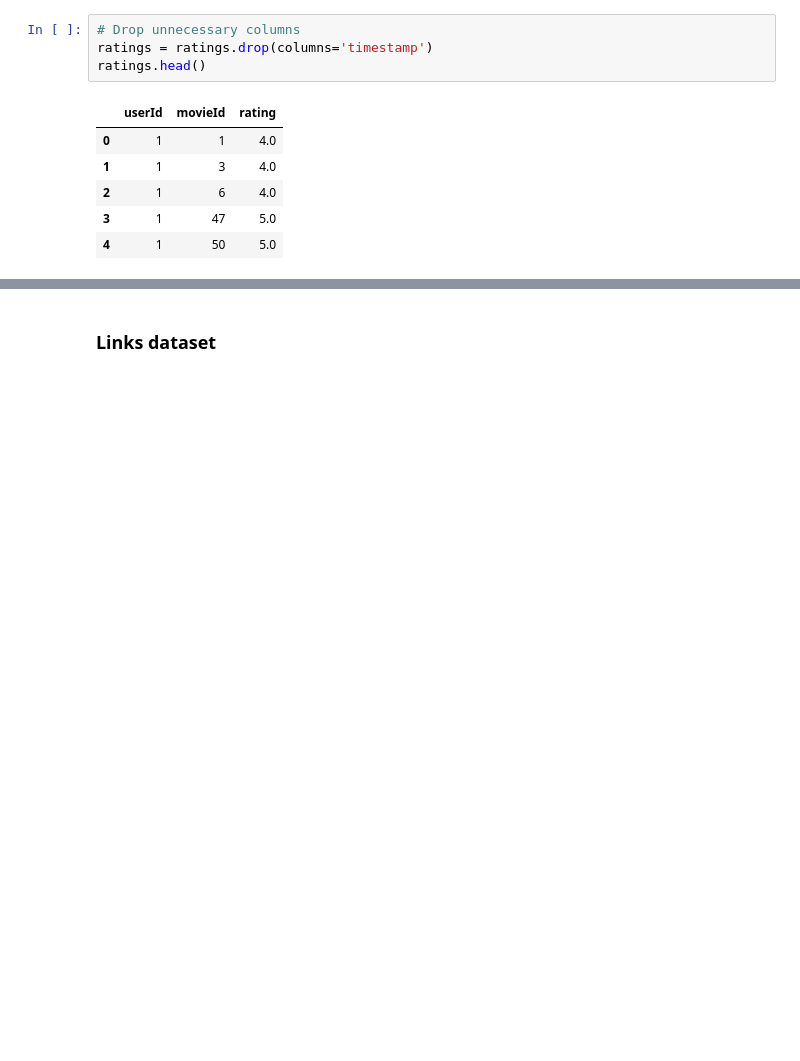
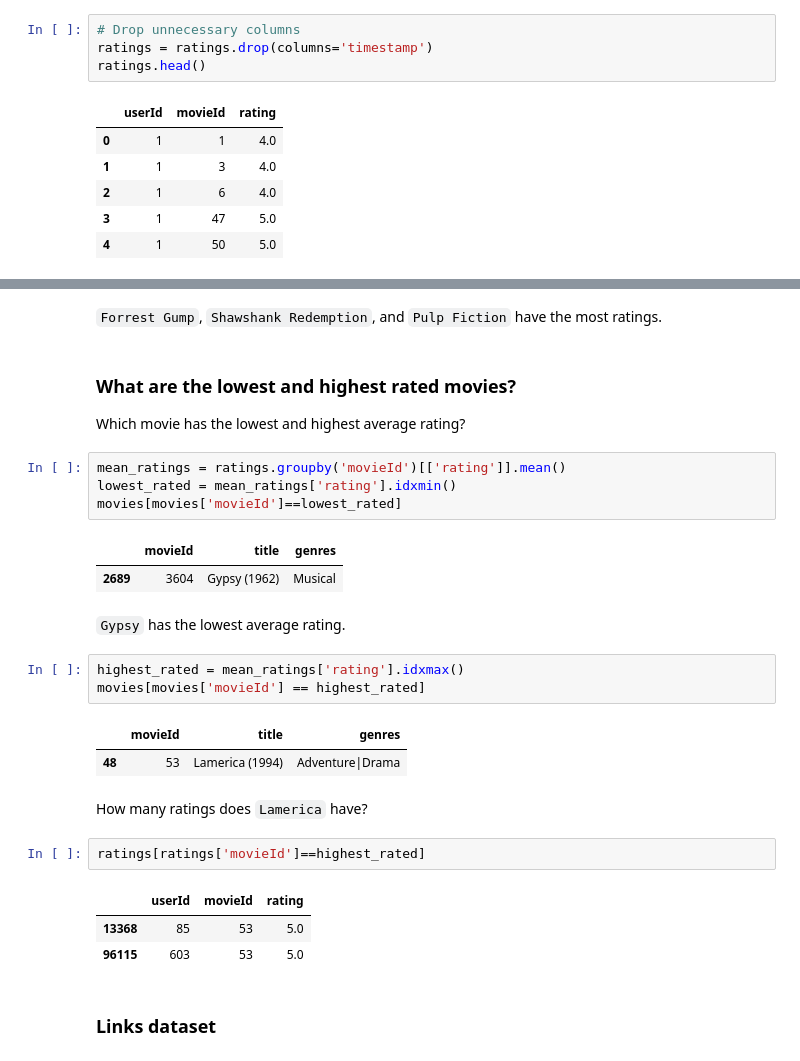
Before and after one commit to gregorymikuro/MovieLens-Recommendations-System, a Jupyter notebook: main.ipynb, the cells around one changed output, grey strips where cells are left out. Saved outputs shown, nothing was run; the diff lists cells and outputs as text; blank space fills up the shorter version.

```diff
--- a/main.ipynb
+++ b/main.ipynb
@@ -156,3 +204,31 @@ ratings.head()
+# %% [markdown]
+`Forrest Gump`, `Shawshank Redemption`, and `Pulp Fiction` have the most ratings.
+# %% [markdown]
+### What are the lowest and highest rated movies?
+Which movie has the lowest and highest average rating?
+# %%
+mean_ratings = ratings.groupby('movieId')[['rating']].mean()
+lowest_rated = mean_ratings['rating'].idxmin()
+movies[movies['movieId']==lowest_rated]
+# %% [output]
+|  | movieId | title | genres |
+| 2689 | 3604 | Gypsy (1962) | Musical |
+# %% [markdown]
+`Gypsy` has the lowest average rating.
+# %%
+highest_rated = mean_ratings['rating'].idxmax()
+movies[movies['movieId'] == highest_rated]
+# %% [output]
+|  | movieId | title | genres |
+| 48 | 53 | Lamerica (1994) | Adventure|Drama |
+# %% [markdown]
+How many ratings does `Lamerica` have?
+# %%
+ratings[ratings['movieId']==highest_rated]
+# %% [output]
+|  | userId | movieId | rating |
+| 13368 | 85 | 53 | 5.0 |
+| 96115 | 603 | 53 | 5.0 |
 # %% [markdown]
 ### Links dataset
 # %%
```
Also changed, not shown: parts of 7 cells of this notebook.
